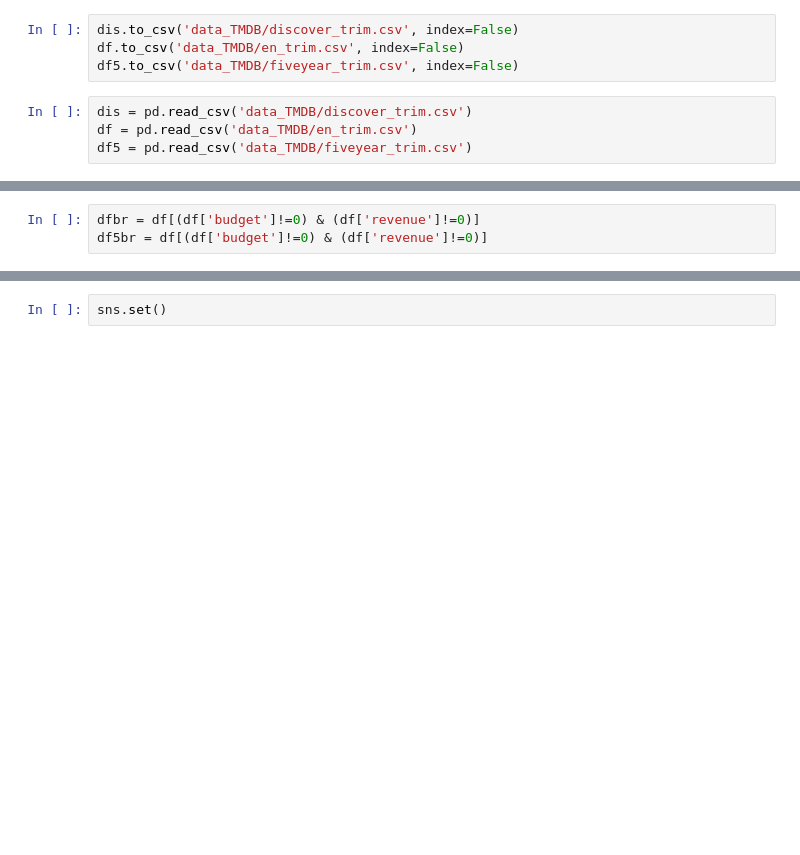
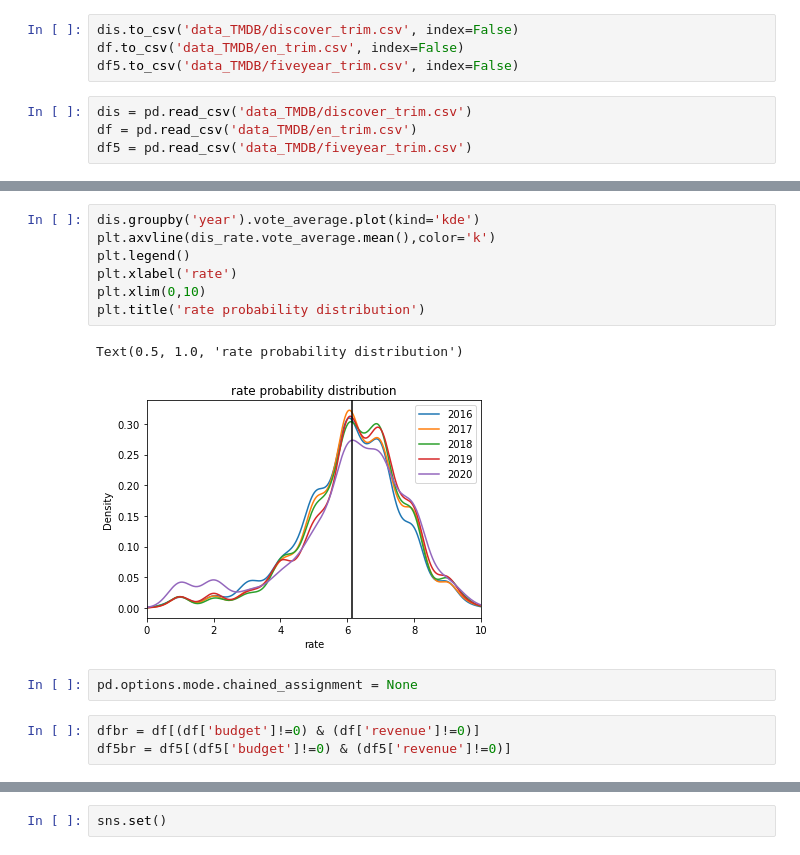
Before and after one commit to ghcn345/Data-Science-in-Film-Industry, a Jupyter notebook: student.ipynb, the cells around one changed output, grey strips where cells are left out. Drawn from its saved outputs; the diff is of its cells as text; blank space fills up the shorter version.

```diff
--- a/student.ipynb
+++ b/student.ipynb
@@ -126,6 +141,18 @@ dis
+# %%
+dis.groupby('year').vote_average.plot(kind='kde')
+plt.axvline(dis_rate.vote_average.mean(),color='k')
+plt.legend()
+plt.xlabel('rate')
+plt.xlim(0,10)
+plt.title('rate probability distribution')
+# %% [output]
+Text(0.5, 1.0, 'rate probability distribution')
+[figure, added]
+# %%
+pd.options.mode.chained_assignment = None
 # %%
 dfbr = df[(df['budget']!=0) & (df['revenue']!=0)]
-df5br = df[(df['budget']!=0) & (df['revenue']!=0)]
+df5br = df5[(df5['budget']!=0) & (df5['revenue']!=0)]
 # %%
 df.shape, df5.shape, dfbr.shape, df5br.shape
 # %% [output]
```
Also changed, not shown: parts of 26 cells of this notebook.
